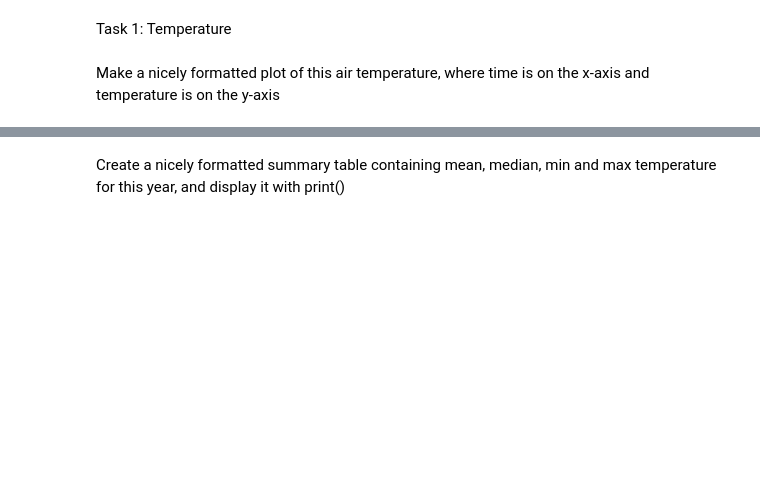
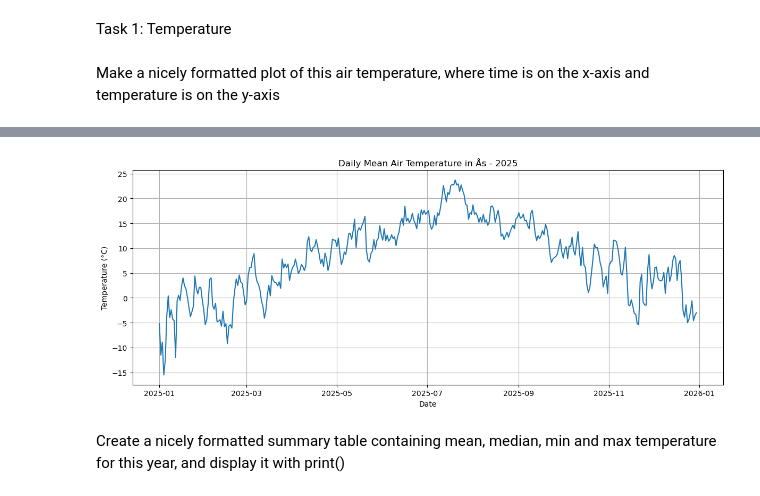
Before and after one commit to AmalieKristine2006/Deliverable_1, a Jupyter notebook: Deliverable_1.ipynb, the cells around one changed output, grey strips where cells are left out. Drawn from its saved outputs; the diff is of its cells as text; code cells hidden in the pictures; blank space fills up the shorter version.

Commit message:
plot

```diff
--- a/Deliverable_1.ipynb
+++ b/Deliverable_1.ipynb
@@ -23,4 +24,24 @@ data = r.json()
 Make a nicely formatted plot of this air temperature, where time is on the x-axis and
 temperature is on the y-axis
 # %%
-data["data"][0]
+observations = data["data"]
+
+df = pd.DataFrame(observations)
+
+df.head()
+
+df["temperature"] = df["observations"].apply(
+    lambda x: x[0]["value"]
+)
+
+df["time"] = pd.to_datetime(df["referenceTime"])
+
+df.head()
+
+df["temperature"] = df["observations"].apply(
+    lambda x: x[0]["value"]
+)
+
+df["time"] = pd.to_datetime(df["referenceTime"])
+
+df.head()
@@ -27,3 +55,18 @@ data["data"][0]
+# %%
+
+plt.figure(figsize=(12, 5))
+
+plt.plot(df["time"], df["temperature"])
+
+plt.xlabel("Date")
+plt.ylabel("Temperature (°C)")
+plt.title("Daily Mean Air Temperature in Ås - 2025")
+
+plt.grid(True)
+plt.tight_layout()
+plt.show()
+# %% [output]
+[figure, added]
 # %% [markdown]
 Create a nicely formatted summary table containing mean, median, min and max
 temperature for this year, and display it with print()
```
Also changed, not shown: parts of 2 cells of this notebook.
